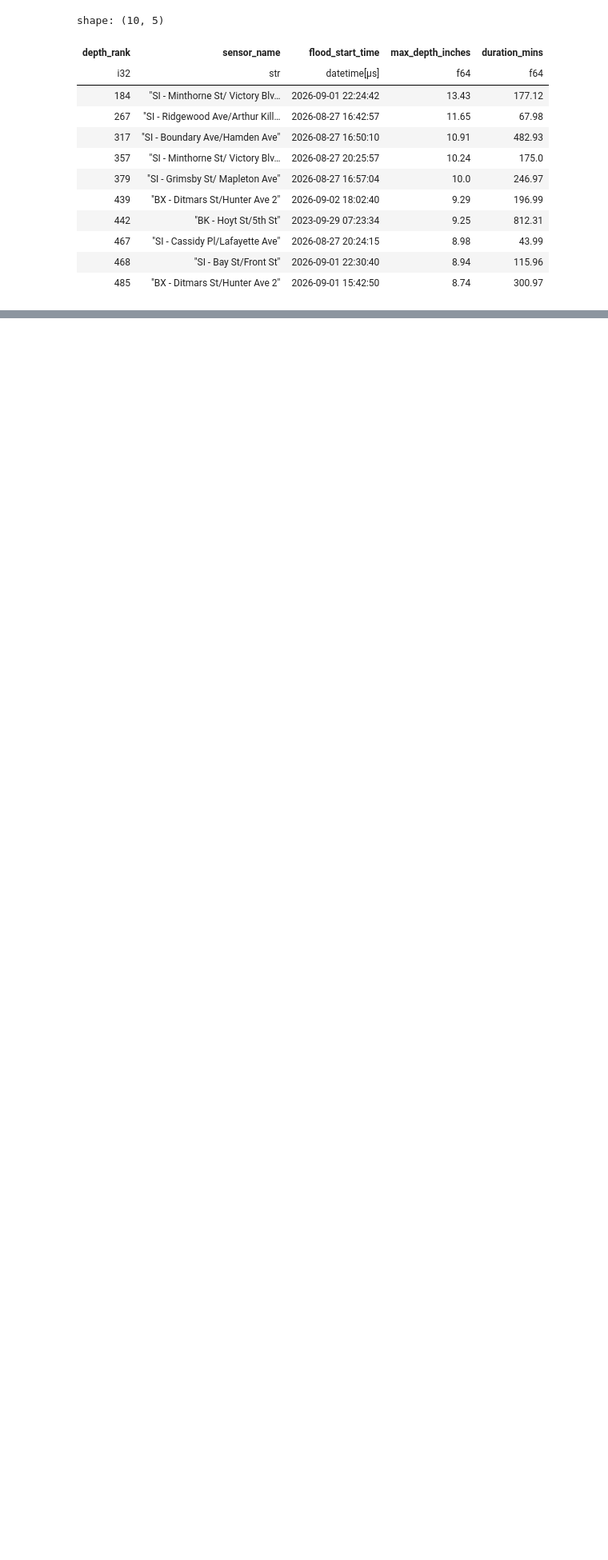
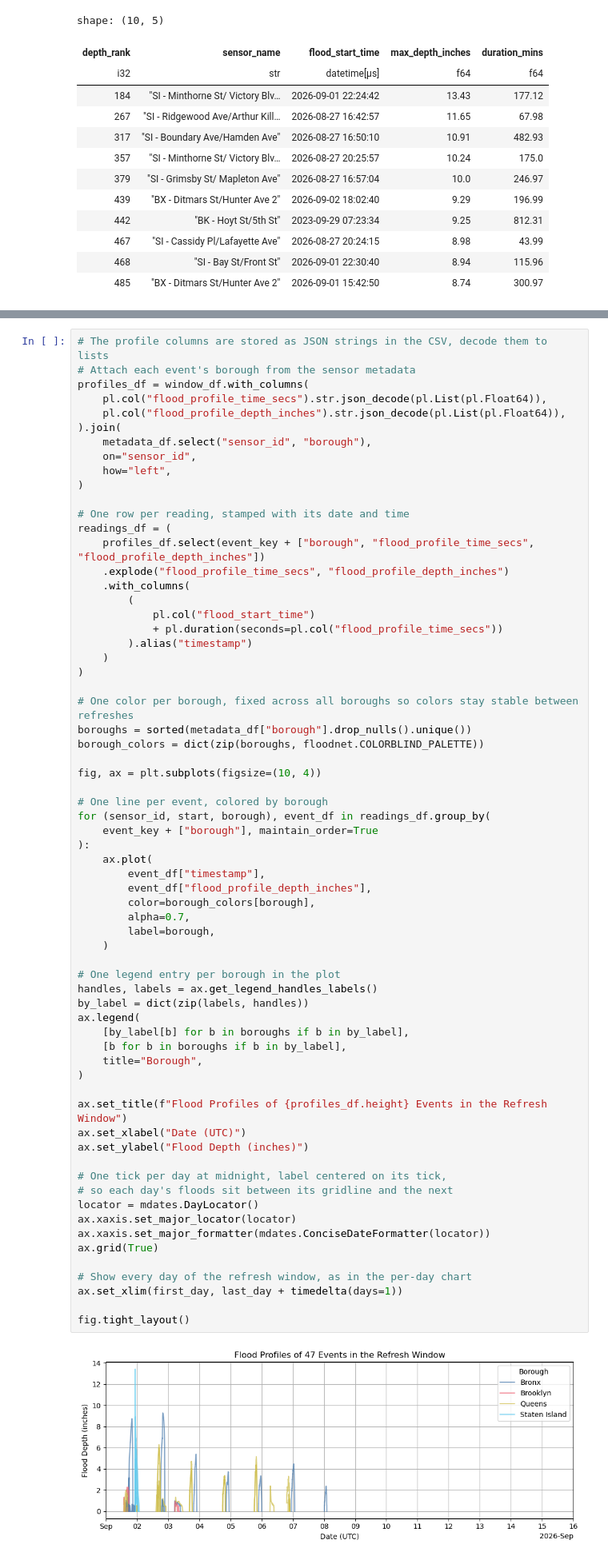
Before and after one commit to mebauer/floodnet-nyc-tutorial, a Jupyter notebook: 04-latest-refresh.ipynb, the cells around one changed output, grey strips where cells are left out. Shown at 80% size. Cells and saved outputs as stored; diff of their text form; blank space fills up the shorter version.

```diff
--- a/04-latest-refresh.ipynb
+++ b/04-latest-refresh.ipynb
@@ -232,3 +281,71 @@ shape: (10, 5)
+# %%
+# The profile columns are stored as JSON strings in the CSV, decode them to lists
+# Attach each event's borough from the sensor metadata
+profiles_df = window_df.with_columns(
+    pl.col("flood_profile_time_secs").str.json_decode(pl.List(pl.Float64)),
+    pl.col("flood_profile_depth_inches").str.json_decode(pl.List(pl.Float64)),
+).join(
+    metadata_df.select("sensor_id", "borough"),
+    on="sensor_id",
+    how="left",
+)
+
+# One row per reading, stamped with its date and time
+readings_df = (
+    profiles_df.select(event_key + ["borough", "flood_profile_time_secs", "flood_profile_depth_inches"])
+    .explode("flood_profile_time_secs", "flood_profile_depth_inches")
+    .with_columns(
+        (
+            pl.col("flood_start_time")
+            + pl.duration(seconds=pl.col("flood_profile_time_secs"))
+        ).alias("timestamp")
+    )
+)
+
+# One color per borough, fixed across all boroughs so colors stay stable between refreshes
+boroughs = sorted(metadata_df["borough"].drop_nulls().unique())
+borough_colors = dict(zip(boroughs, floodnet.COLORBLIND_PALETTE))
+
+fig, ax = plt.subplots(figsize=(10, 4))
+
+# One line per event, colored by borough
+for (sensor_id, start, borough), event_df in readings_df.group_by(
+    event_key + ["borough"], maintain_order=True
+):
+    ax.plot(
+        event_df["timestamp"],
+        event_df["flood_profile_depth_inches"],
+        color=borough_colors[borough],
+        alpha=0.7,
+        label=borough,
+    )
+
+# One legend entry per borough in the plot
+handles, labels = ax.get_legend_handles_labels()
+by_label = dict(zip(labels, handles))
+ax.legend(
+    [by_label[b] for b in boroughs if b in by_label],
+    [b for b in boroughs if b in by_label],
+    title="Borough",
+)
+
+ax.set_title(f"Flood Profiles of {profiles_df.height} Events in the Refresh Window")
+ax.set_xlabel("Date (UTC)")
+ax.set_ylabel("Flood Depth (inches)")
+
+# One tick per day at midnight, label centered on its tick,
+# so each day's floods sit between its gridline and the next
+locator = mdates.DayLocator()
+ax.xaxis.set_major_locator(locator)
+ax.xaxis.set_major_formatter(mdates.ConciseDateFormatter(locator))
+ax.grid(True)
+
+# Show every day of the refresh window, as in the per-day chart
+ax.set_xlim(first_day, last_day + timedelta(days=1))
+
+fig.tight_layout()
+# %% [output]
+[figure, added]
 # %% [markdown]
 # Deepest New Event
 We plot the flood profile (depth over time) of the deepest newly added event. Times are in UTC.
```
Also changed, not shown: parts of 16 cells of this notebook, 2 other files.
